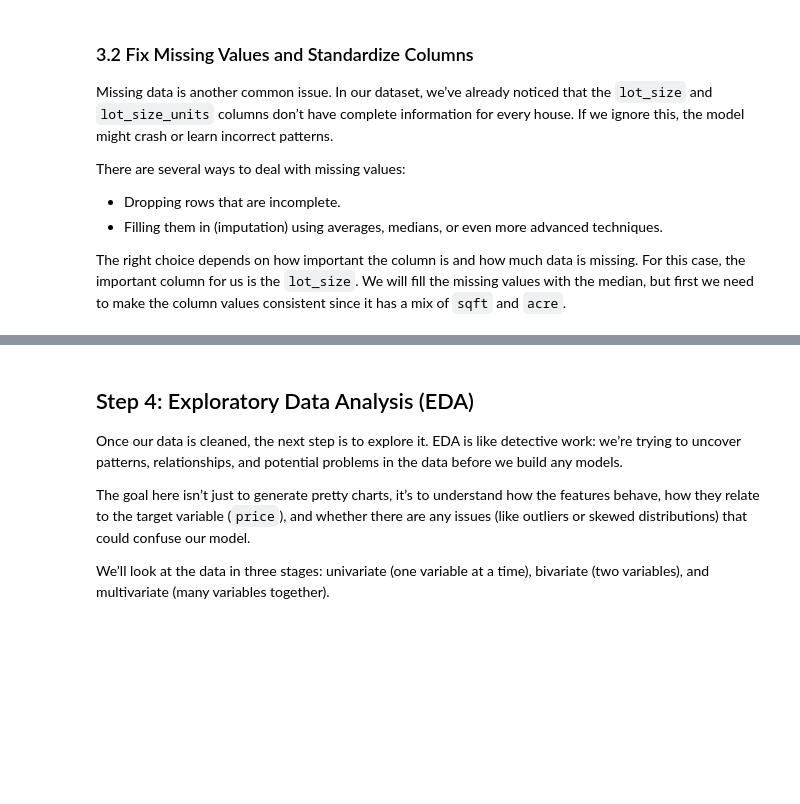
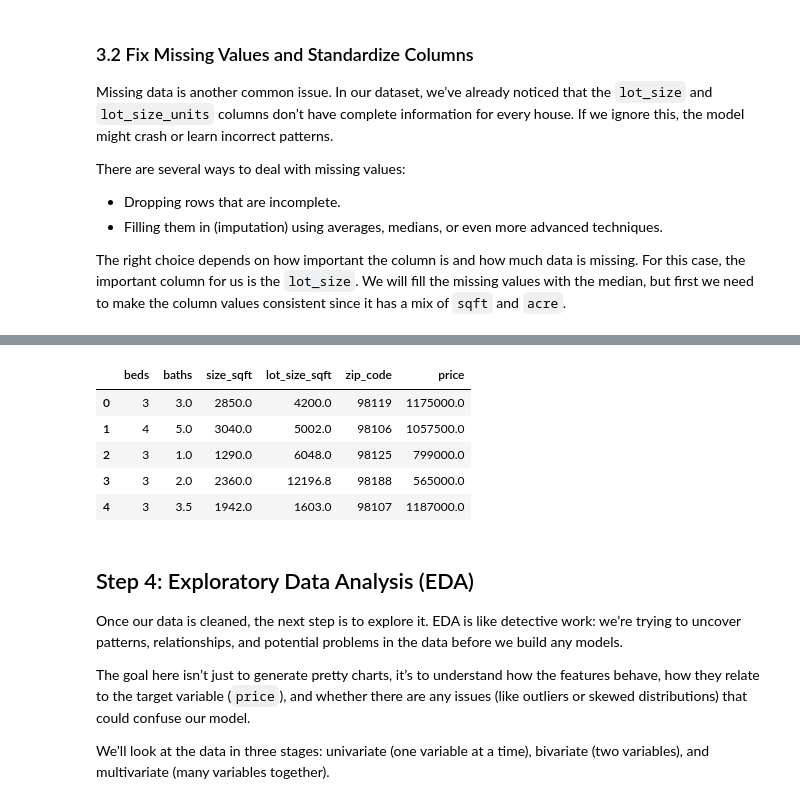
Before and after one commit to erickhangati/machine-learning-projects, a Jupyter notebook: linear-regression/house-price-prediction/house-price-prediction.ipynb, the cells around one changed output, grey strips where cells are left out. Saved outputs shown, nothing was run; the diff lists cells and outputs as text; code cells hidden in the pictures; blank space fills up the shorter version.

```diff
--- a/linear-regression/house-price-prediction/house-price-prediction.ipynb
+++ b/linear-regression/house-price-prediction/house-price-prediction.ipynb
@@ -129,0 +129,3 @@ df = df.drop_duplicates()
+# %%
+# Check duplicates (Test Set)
+data_test = check_duplicates(data=data_test)
@@ -154,3 +170,6 @@ lot_size_units    347
 zip_code            0
 price               0
 dtype: int64
+# %%
+# Check for missing values (Test Set)
+data_test = check_missing_values(data=data_test)
@@ -172,3 +250,14 @@ df = df.drop(columns=['lot_size', 'lot_size_units', 'size_units'])
+# %%
+# Standardize columns and fix missing values (Test Set)
+data_test, _ = fix_missing_values(data=data_test, is_train=False, median=median_train)
+data_test.head()
+# %% [output]
+|  | beds | baths | size_sqft | lot_size_sqft | zip_code | price |
+| 0 | 3 | 3.0 | 2850.0 | 4200.0 | 98119 | 1175000.0 |
+| 1 | 4 | 5.0 | 3040.0 | 5002.0 | 98106 | 1057500.0 |
+| 2 | 3 | 1.0 | 1290.0 | 6048.0 | 98125 | 799000.0 |
+| 3 | 3 | 2.0 | 2360.0 | 12196.8 | 98188 | 565000.0 |
+| 4 | 3 | 3.5 | 1942.0 | 1603.0 | 98107 | 1187000.0 |
 # %% [markdown]
 ## Step 4: Exploratory Data Analysis (EDA)
 
```
Also changed, not shown: parts of 33 cells of this notebook.
